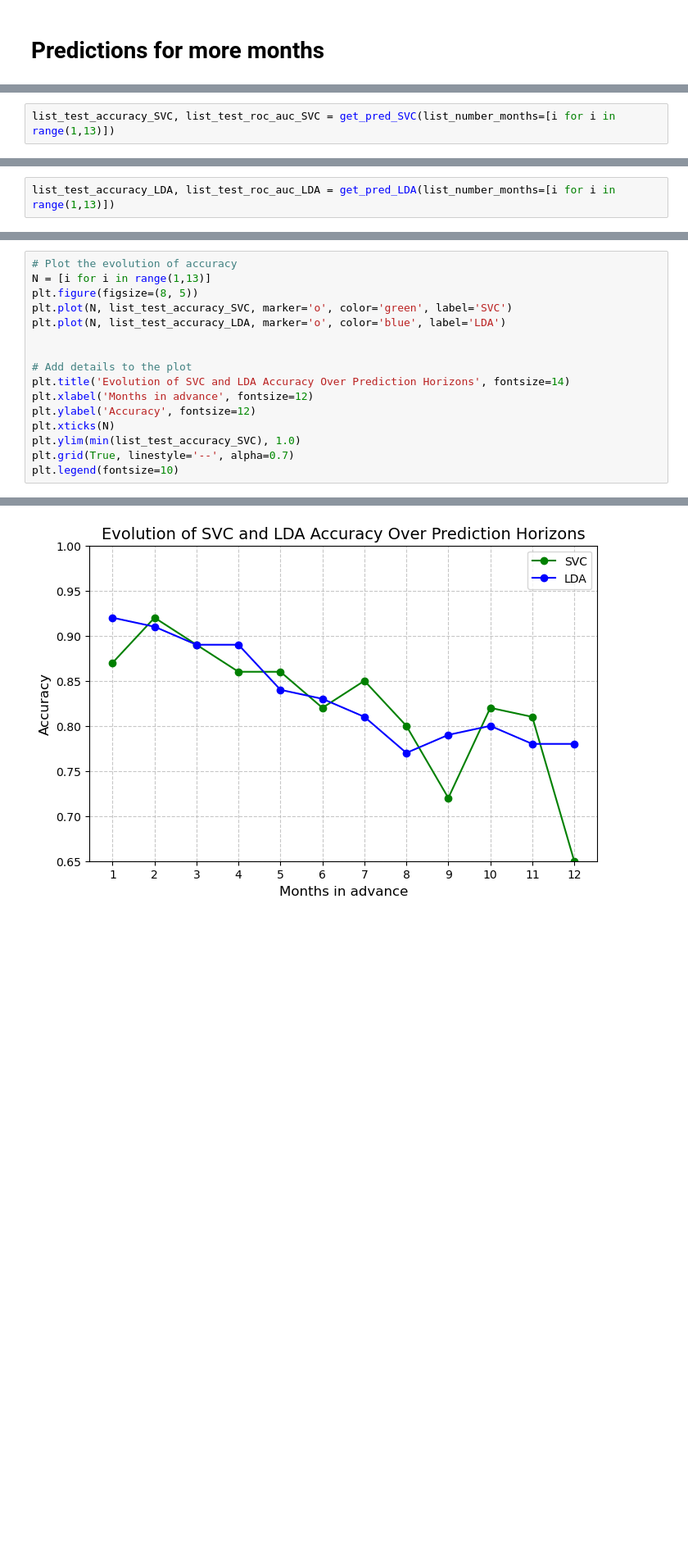
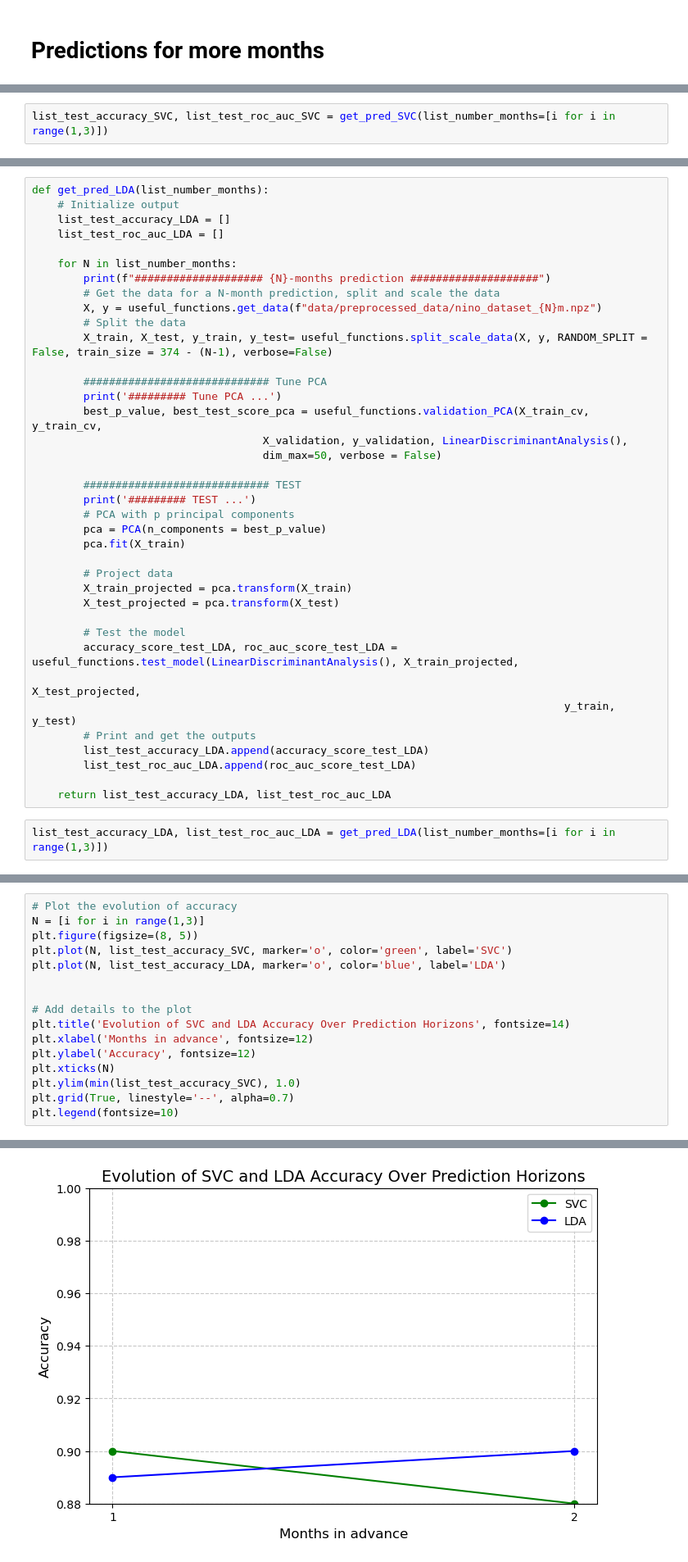
Before and after one commit to odd2022/El-Nino, a Jupyter notebook: 1_month_prediction.ipynb, the cells around one changed output, grey strips where cells are left out. Shown at 82% size. Drawn from its saved outputs; the diff is of its cells as text; blank space fills up the shorter version.

```diff
--- a/1_month_prediction.ipynb
+++ b/1_month_prediction.ipynb
@@ -1533,7 +1023,7 @@ def get_pred_SVC(list_number_months):
 
     return list_test_accuracy_SVC, list_test_roc_auc_SVC
 # %%
-list_test_accuracy_SVC, list_test_roc_auc_SVC = get_pred_SVC(list_number_months=[i for i in range(1,13)])
+list_test_accuracy_SVC, list_test_roc_auc_SVC = get_pred_SVC(list_number_months=[i for i in range(1,3)])
 # %% [output]
 #################### 1-months prediction ####################
 ==== GET THE DATA ====
@@ -1632,5 +1051,43 @@ def get_pred_LDA(list_number_months):
+# %%
+def get_pred_LDA(list_number_months):
+    # Initialize output
+    list_test_accuracy_LDA = []
+    list_test_roc_auc_LDA = []
+
+    for N in list_number_months:
+        print(f"#################### {N}-months prediction ####################")
+        # Get the data for a N-month prediction, split and scale the data
+        X, y = useful_functions.get_data(f"data/preprocessed_data/nino_dataset_{N}m.npz")
+        # Split the data
+        X_train, X_test, y_train, y_test= useful_functions.split_scale_data(X, y, RANDOM_SPLIT = False, train_size = 374 - (N-1), verbose=False)
+
+        ############################# Tune PCA
+        print('######### Tune PCA ...')
+        best_p_value, best_test_score_pca = useful_functions.validation_PCA(X_train_cv, y_train_cv,
+                                    X_validation, y_validation, LinearDiscriminantAnalysis(),
+                                    dim_max=50, verbose = False)
+
+        ############################# TEST
+        print('######### TEST ...')
+        # PCA with p principal components
+        pca = PCA(n_components = best_p_value)
+        pca.fit(X_train)
+
+        # Project data
+        X_train_projected = pca.transform(X_train)
+        X_test_projected = pca.transform(X_test)
+
+        # Test the model
+        accuracy_score_test_LDA, roc_auc_score_test_LDA = useful_functions.test_model(LinearDiscriminantAnalysis(), X_train_projected,
+                                                                                    X_test_projected,
+                                                                                   y_train, y_test)
+        # Print and get the outputs
+        list_test_accuracy_LDA.append(accuracy_score_test_LDA)
+        list_test_roc_auc_LDA.append(roc_auc_score_test_LDA)
+
+    return list_test_accuracy_LDA, list_test_roc_auc_LDA
 # %%
-list_test_accuracy_LDA, list_test_roc_auc_LDA = get_pred_LDA(list_number_months=[i for i in range(1,13)])
+list_test_accuracy_LDA, list_test_roc_auc_LDA = get_pred_LDA(list_number_months=[i for i in range(1,3)])
 # %% [output]
 #################### 1-months prediction ####################
 ==== GET THE DATA ====
@@ -1652,19 +1115,19 @@ Test auc with the best p: 0.95
 # %%
 # Plot the evolution of accuracy
-N = [i for i in range(1,13)]
+N = [i for i in range(1,3)]
 plt.figure(figsize=(8, 5))
 plt.plot(N, list_test_accuracy_SVC, marker='o', color='green', label='SVC')
 plt.plot(N, list_test_accuracy_LDA, marker='o', color='blue', label='LDA')
 
 
 # Add details to the plot
 plt.title('Evolution of SVC and LDA Accuracy Over Prediction Horizons', fontsize=14)
 plt.xlabel('Months in advance', fontsize=12)
 plt.ylabel('Accuracy', fontsize=12)
 plt.xticks(N)
 plt.ylim(min(list_test_accuracy_SVC), 1.0)
 plt.grid(True, linestyle='--', alpha=0.7)
 plt.legend(fontsize=10)
 # %% [output]
 <matplotlib.legend.Legend at 0x...>
-[figure, old version]
+[figure, new version]
```
Also changed, not shown: parts of 81 cells of this notebook.
